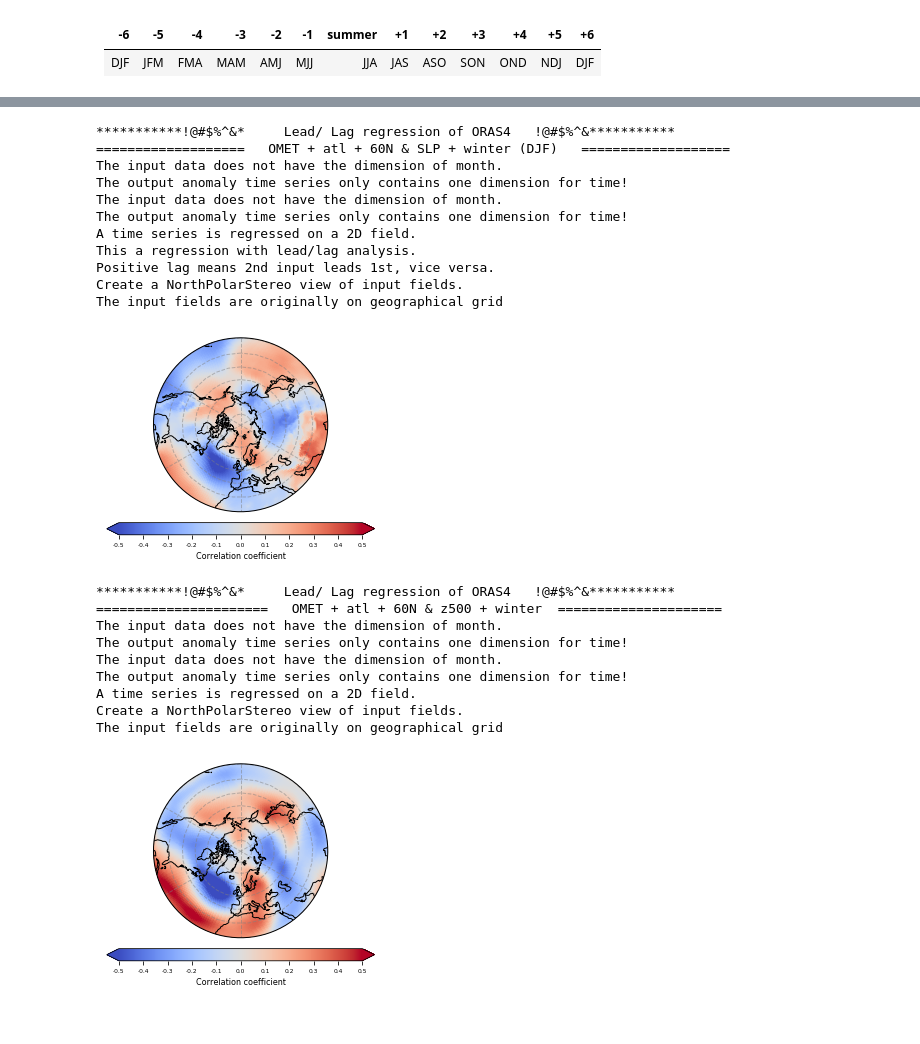
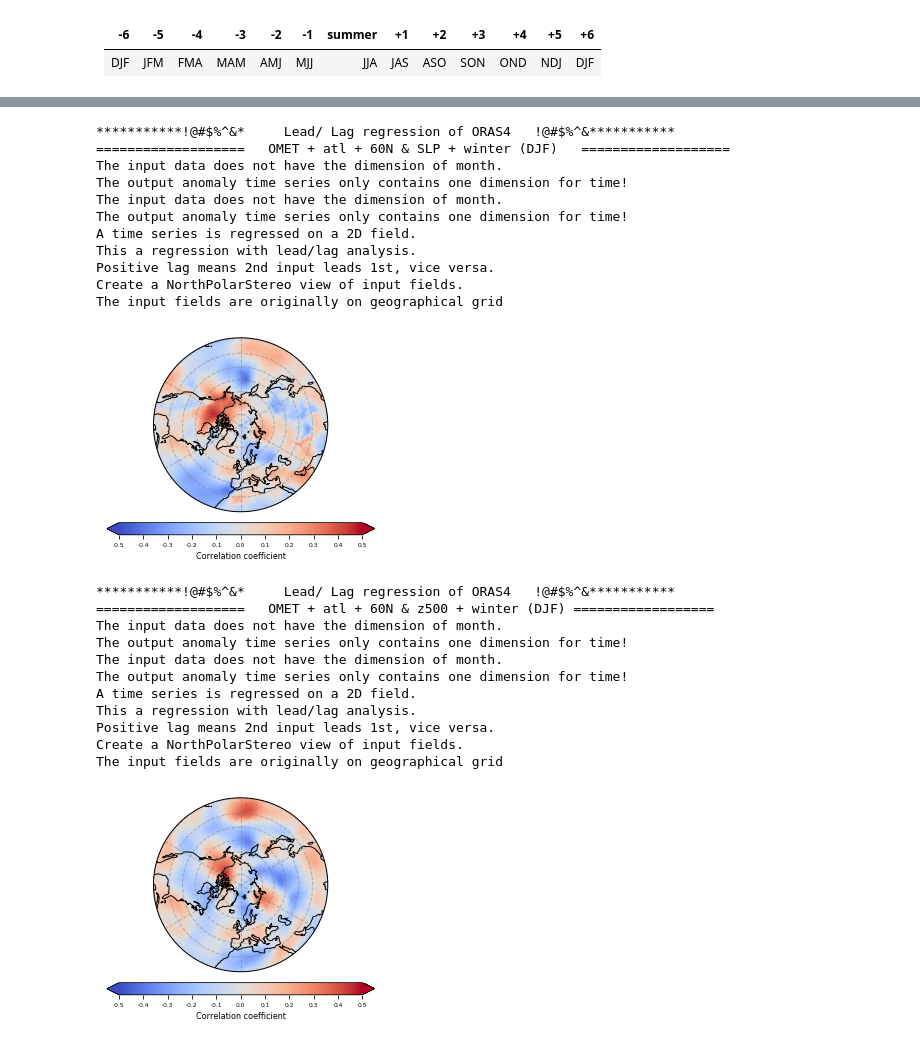
Before and after one commit to geek-yang/AirSeaFlow, a Jupyter notebook: Postprocessing/statistics_spatial/stat_spatial_season_fields_OMET_oras.ipynb, the cells around one changed output, grey strips where cells are left out. Saved outputs shown, nothing was run; the diff lists cells and outputs as text; code cells hidden in the pictures.

```diff
--- a/Postprocessing/statistics_spatial/stat_spatial_season_fields_OMET_oras.ipynb
+++ b/Postprocessing/statistics_spatial/stat_spatial_season_fields_OMET_oras.ipynb
@@ -158,7 +171,7 @@ OSError: The input month span does not include 3 contineous calander months!
 # %%
     print ('***********!@#$%^&*     Lead/ Lag regression of ORAS4   !@#$%^&***********')
     print ('===================   OMET + atl + 60N & SLP + winter (DJF)   ===================')
-    lag = -1
+    lag = 6
     OMET_season_series = meta.statistics.operator.seasons(OMET_atl_int_ORAS4[:,:,53],
                                                           span='DJF', Dim_month=True)
     stat_OMET_ORAS4 = meta.statistics.operator(OMET_season_series[2:])
@@ -167,11 +180,10 @@ OSError: The input month span does not include 3 contineous calander months!
     stat_OMET_ORAS4.lowpass(window=3, obj='detrend')
     SLP_season_series = meta.statistics.operator.seasons(SLP_ERAI[:,:95,:],
                                                          span=lag_winter[lag])
-    stat_SLP_ERAI = meta.statistics.operator(SLP_season_series[1:-1])
+    stat_SLP_ERAI = meta.statistics.operator(SLP_season_series[:-2,:,:])
     stat_SLP_ERAI.anomaly(Dim_month=False)
     stat_SLP_ERAI.detrend()
     stat_SLP_ERAI.lowpass(window=3, obj='detrend')
-
     k, r, p = meta.statistics.operator.linearRegress(stat_OMET_ORAS4._lowpass,
                                                      stat_SLP_ERAI._lowpass, lag)
     #ticks = [-0.3, -0.2, -0.1, 0.0, 0.1, 0.2, 0.3]
@@ -192,42 +204,44 @@ This a regression with lead/lag analysis.
 Positive lag means 2nd input leads 1st, vice versa.
 Create a NorthPolarStereo view of input fields.
 The input fields are originally on geographical grid
-[figure, old version]
+[figure, new version]
 # %%
     print ('***********!@#$%^&*     Lead/ Lag regression of ORAS4   !@#$%^&***********')
     print ('===================   OMET + atl + 60N & z500 + winter (DJF) ==================')
-    lag = 0
+    lag = 6
     OMET_season_series = meta.statistics.operator.seasons(OMET_atl_int_ORAS4[:,:,53],
                                                           span='DJF', Dim_month=True)
-    stat_OMET_ORAS4 = meta.statistics.operator(OMET_season_series)
+    stat_OMET_ORAS4 = meta.statistics.operator(OMET_season_series[2:])
     stat_OMET_ORAS4.anomaly(Dim_month=False)
     stat_OMET_ORAS4.detrend()
     stat_OMET_ORAS4.lowpass(window=3, obj='detrend')
     z500_season_series = meta.statistics.operator.seasons(z_500hPa_ERAI[:,:,:95,:],
                                                          span=lag_winter[lag], Dim_month=True)
-    stat_z500_ERAI = meta.statistics.operator(z500_season_series)
+    stat_z500_ERAI = meta.statistics.operator(z500_season_series[:-2,:,:])
     stat_z500_ERAI.anomaly(Dim_month=False)
     stat_z500_ERAI.detrend()
     stat_z500_ERAI.lowpass(window=3, obj='detrend')
     k, r, p = meta.statistics.operator.linearRegress(stat_OMET_ORAS4._lowpass,
                                                      stat_z500_ERAI._lowpass, lag)
     #ticks = [-0.3, -0.2, -0.1, 0.0, 0.1, 0.2, 0.3]
     ticks = [-0.5, -0.4, -0.3, -0.2, -0.1, 0.0, 0.1, 0.2, 0.3, 0.4, 0.5]
     label = 'Correlation coefficient'
     meta.visualizer.plots.geograph(latitude_fields_ERAI[:95], longitude_fields_ERAI[:], r, p,
                                    label, ticks, os.path.join(output_path, 'omet_z500', 'season',
                                    'spatial_ORAS4_atl_OMET_60N_lag_{}_ERAI_z500_DJF_annual.png'.format(lag)))
 # %% [output]
 ***********!@#$%^&*     Lead/ Lag regression of ORAS4   !@#$%^&***********
-======================   OMET + atl + 60N & z500 + winter  =====================
+===================   OMET + atl + 60N & z500 + winter (DJF) ==================
 The input data does not have the dimension of month.
 The output anomaly time series only contains one dimension for time!
 The input data does not have the dimension of month.
 The output anomaly time series only contains one dimension for time!
 A time series is regressed on a 2D field.
+This a regression with lead/lag analysis.
+Positive lag means 2nd input leads 1st, vice versa.
 Create a NorthPolarStereo view of input fields.
 The input fields are originally on geographical grid
-[figure, old version]
+[figure, new version]
 # %%
     print ('***********!@#$%^&*     Lead/ Lag regression of ORAS4   !@#$%^&***********')
     print ('===================   OMET + atl + 60N & SIC + winter (DJF) ==================')
```
Also changed, not shown: parts of 10 cells of this notebook, 3 other files.
